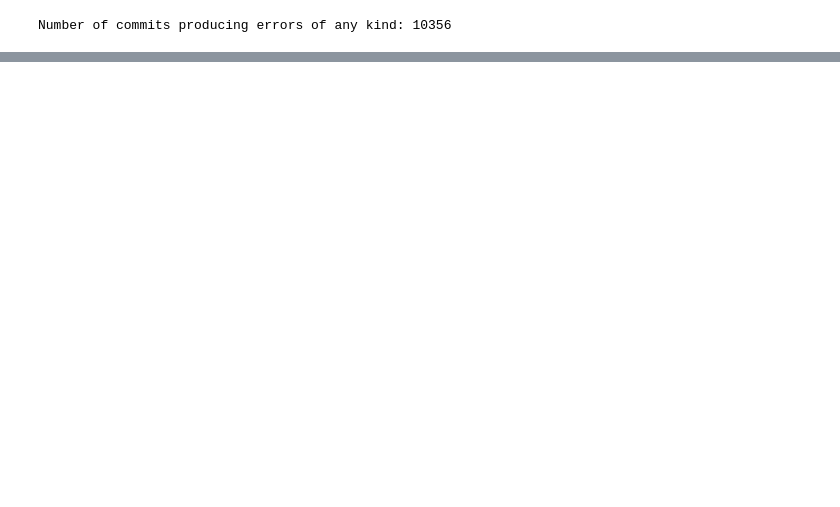
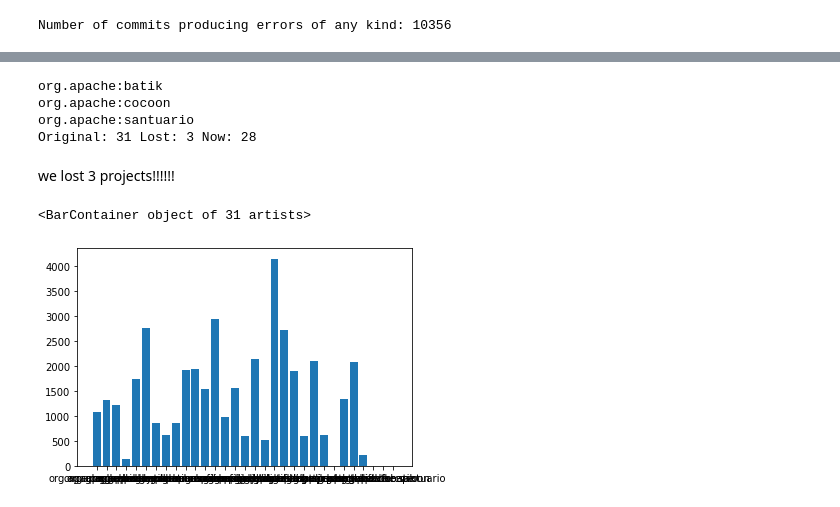
Before and after one commit to megaelius/EPAA, a Jupyter notebook: notebooks/Elias_data_understanding.ipynb, the cells around one changed output, grey strips where cells are left out. Drawn from its saved outputs; the diff is of its cells as text; code cells hidden in the pictures; blank space fills up the shorter version.

```diff
--- a/notebooks/Elias_data_understanding.ipynb
+++ b/notebooks/Elias_data_understanding.ipynb
@@ -249,0 +260,5 @@ Number of commits producing errors of any kind: 10356
+# %%
+by_author = db.groupby('AUTHOR')
+by_author
+for row in by_author['COMMIT_HASH'].unique().iteritems():
+    print(row[0],len(row[1]))
@@ -249,0 +316,7 @@ Number of commits producing errors of any kind: 10356
+# %%
+by_project = db.groupby('PROJECT_ID')
+by_project
+dict_new = {}
+for row in by_project['COMMIT_HASH'].unique().iteritems():
+    print(row[0],len(row[1]))
+    dict_new[row[0]] = len(row[1])
@@ -249,0 +368,24 @@ Number of commits producing errors of any kind: 10356
+# %%
+projects = db_commits['PROJECT_ID'].unique()
+new_projects = list(db['PROJECT_ID'].unique())
+n = 0
+for p in projects:
+    if p not in new_projects:
+        print(p)
+        n+=1
+        dict_new[p] = 0
+print('Original:',len(projects),'Lost:',n,'Now:',len(new_projects))
+# %% [output]
+org.apache:batik
+org.apache:cocoon
+org.apache:santuario
+Original: 31 Lost: 3 Now: 28
+# %% [markdown]
+we lost 3 projects!!!!!!
+# %%
+import matplotlib.pyplot as plt
+
+plt.bar(dict_new.keys(),dict_new.values())
+# %% [output]
+<BarContainer object of 31 artists>
+[figure, added]
```
Also changed, not shown: parts of 12 cells of this notebook.
